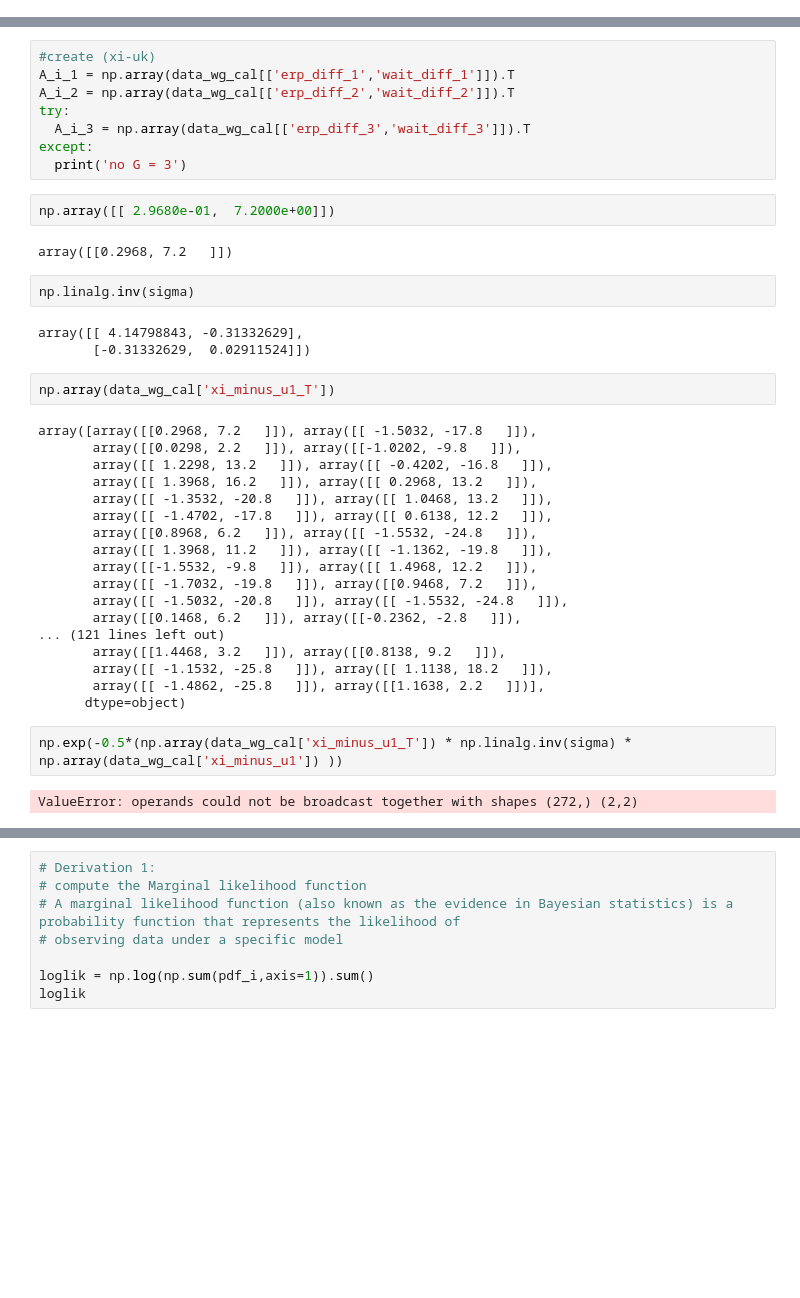
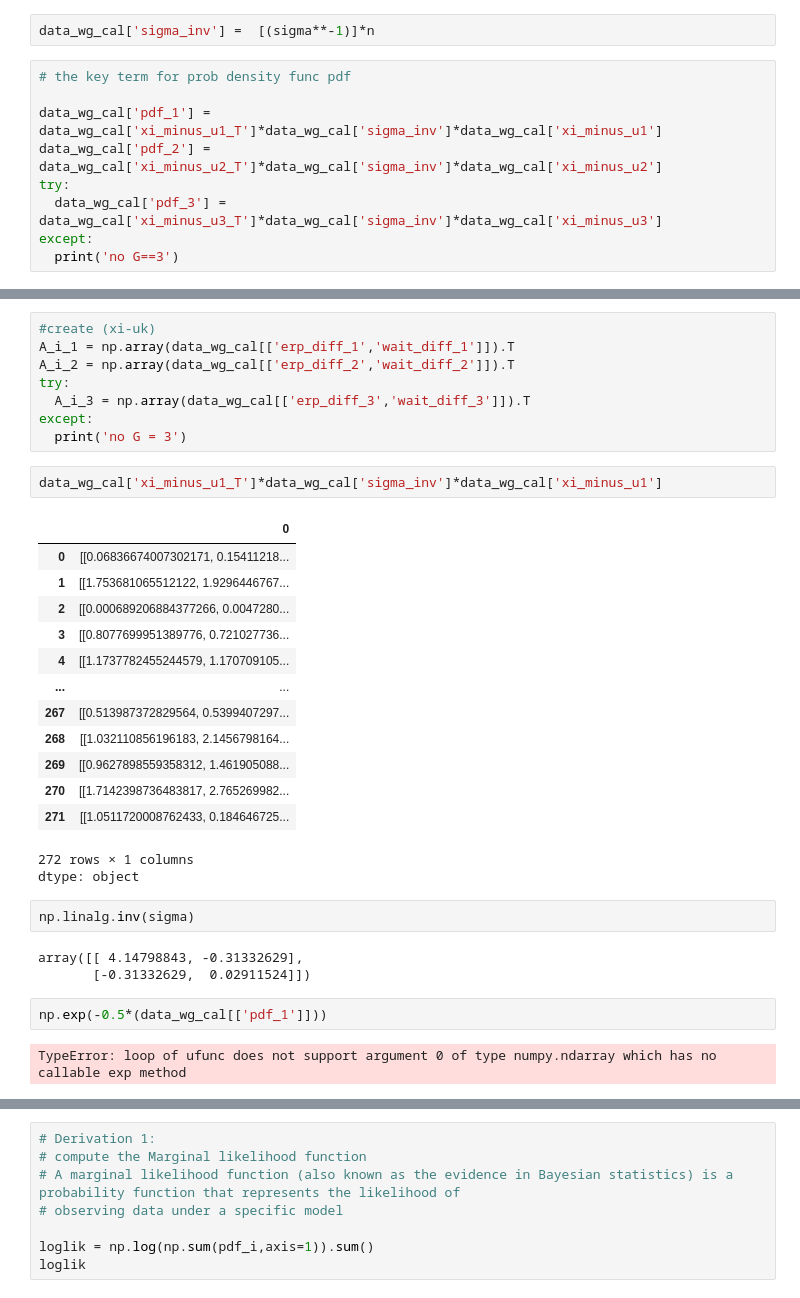
Before and after one commit to zelal-Eizaldeen/project2_Walmart_Price_Prediction, a Jupyter notebook: Assignment_4_3113_zelalae2.ipynb, the cells around one changed output, grey strips where cells are left out. Saved outputs shown, nothing was run; the diff lists cells and outputs as text; blank space fills up the shorter version.

```diff
--- a/Assignment_4_3113_zelalae2.ipynb
+++ b/Assignment_4_3113_zelalae2.ipynb
@@ -354,6 +354,17 @@ sigma_det = np.linalg.det(sigma)
 sigma_det
 # %% [output]
 44.25502506980155
+# %%
+data_wg_cal['sigma_inv'] =  [(sigma**-1)]*n
+# %%
+# the key term for prob density func pdf
+
+data_wg_cal['pdf_1'] = data_wg_cal['xi_minus_u1_T']*data_wg_cal['sigma_inv']*data_wg_cal['xi_minus_u1']
+data_wg_cal['pdf_2'] = data_wg_cal['xi_minus_u2_T']*data_wg_cal['sigma_inv']*data_wg_cal['xi_minus_u2']
+try:
+  data_wg_cal['pdf_3'] = data_wg_cal['xi_minus_u3_T']*data_wg_cal['sigma_inv']*data_wg_cal['xi_minus_u3']
+except:
+  print('no G==3')
 # %% [markdown]
 E-Step
 https://campuswire.com/c/GB46E5679/feed/589
@@ -372,36 +383,29 @@ try:
   A_i_3 = np.array(data_wg_cal[['erp_diff_3','wait_diff_3']]).T
 except:
   print('no G = 3')
-# %%
-np.array([[ 2.9680e-01,  7.2000e+00]])
-# %% [output]
-array([[0.2968, 7.2   ]])
+# %%
+data_wg_cal['xi_minus_u1_T']*data_wg_cal['sigma_inv']*data_wg_cal['xi_minus_u1']
+# %% [output]
+|  | 0 |
+| 0 | [[0.06836674007302171, 0.15411218... |
+| 1 | [[1.753681065512122, 1.9296446767... |
+| 2 | [[0.000689206884377266, 0.0047280... |
+| 3 | [[0.8077699951389776, 0.721027736... |
+| 4 | [[1.1737782455244579, 1.170709105... |
+| ... | ... |
+| 267 | [[0.513987372829564, 0.5399407297... |
+| 268 | [[1.032110856196183, 2.1456798164... |
+| 269 | [[0.9627898559358312, 1.461905088... |
+| 270 | [[1.7142398736483817, 2.765269982... |
+| 271 | [[1.0511720008762433, 0.184646725... |
+272 rows × 1 columns
+dtype: object
 # %%
 np.linalg.inv(sigma)
 # %% [output]
 array([[ 4.14798843, -0.31332629],
        [-0.31332629,  0.02911524]])
-# %%
-np.array(data_wg_cal['xi_minus_u1_T'])
-# %% [output]
-array([array([[0.2968, 7.2   ]]), array([[ -1.5032, -17.8   ]]),
-       array([[0.0298, 2.2   ]]), array([[-1.0202, -9.8   ]]),
-       array([[ 1.2298, 13.2   ]]), array([[ -0.4202, -16.8   ]]),
-       array([[ 1.3968, 16.2   ]]), array([[ 0.2968, 13.2   ]]),
-       array([[ -1.3532, -20.8   ]]), array([[ 1.0468, 13.2   ]]),
-       array([[ -1.4702, -17.8   ]]), array([[ 0.6138, 12.2   ]]),
-       array([[0.8968, 6.2   ]]), array([[ -1.5532, -24.8   ]]),
-       array([[ 1.3968, 11.2   ]]), array([[ -1.1362, -19.8   ]]),
-       array([[-1.5532, -9.8   ]]), array([[ 1.4968, 12.2   ]]),
-       array([[ -1.7032, -19.8   ]]), array([[0.9468, 7.2   ]]),
-       array([[ -1.5032, -20.8   ]]), array([[ -1.5532, -24.8   ]]),
-       array([[0.1468, 6.2   ]]), array([[-0.2362, -2.8   ]]),
-... (121 lines left out)
-       array([[1.4468, 3.2   ]]), array([[0.8138, 9.2   ]]),
-       array([[ -1.1532, -25.8   ]]), array([[ 1.1138, 18.2   ]]),
-       array([[ -1.4862, -25.8   ]]), array([[1.1638, 2.2   ]])],
-      dtype=object)
 # %%
-np.exp(-0.5*(np.array(data_wg_cal['xi_minus_u1_T']) * np.linalg.inv(sigma) * np.array(data_wg_cal['xi_minus_u1']) ))
+np.exp(-0.5*(data_wg_cal[['pdf_1']]))
 # %% [output]
-ValueError: operands could not be broadcast together with shapes (272,) (2,2)
+TypeError: loop of ufunc does not support argument 0 of type numpy.ndarray which has no callable exp method
```
Also changed, not shown: parts of 3 cells of this notebook.
